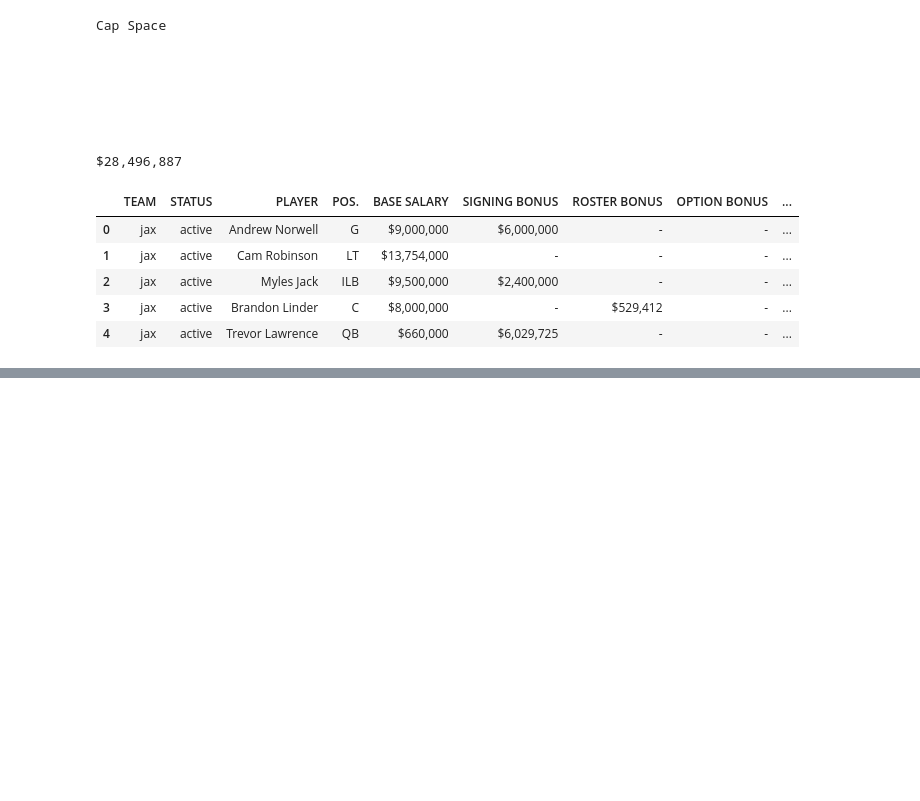
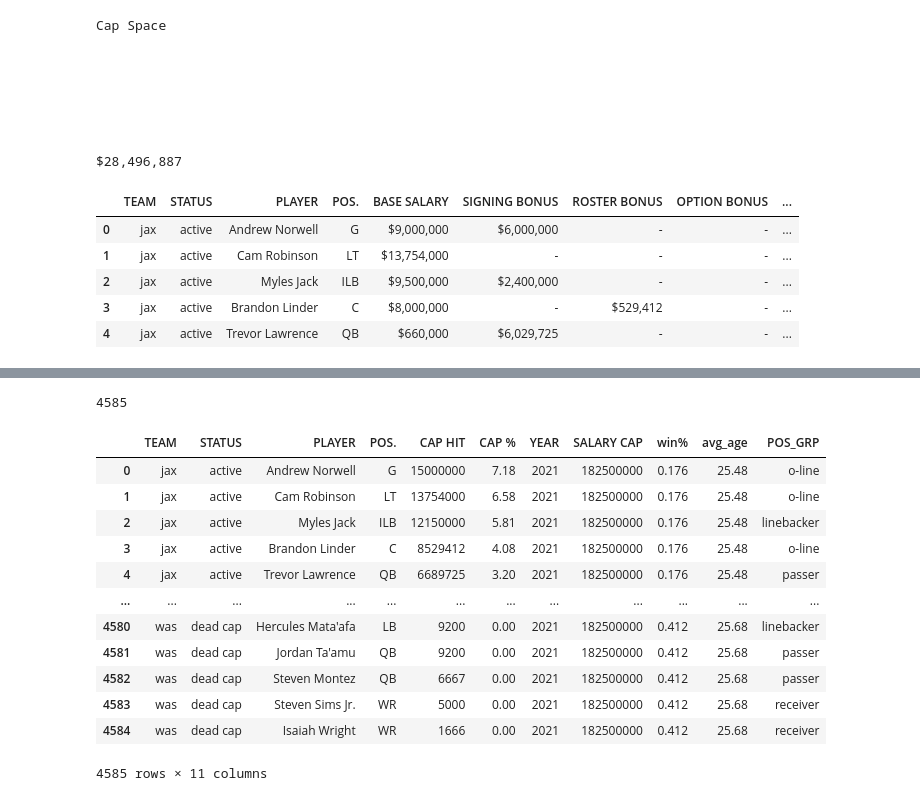
Before and after one commit to chris-helmerson/NFL_salarycap_optimization, a Jupyter notebook: Untitled.ipynb, the cells around one changed output, grey strips where cells are left out. Drawn from its saved outputs; the diff is of its cells as text; code cells hidden in the pictures; blank space fills up the shorter version.

```diff
--- a/Untitled.ipynb
+++ b/Untitled.ipynb
@@ -117,0 +760,64 @@ Name: PLAYER, Length: 3250, dtype: int64
+# %%
+# I will break down these 23 position groups in the following 8 categories for analysis
+
+# Create list to be merged with dataframe
+pos_grp_list = []
+
+#convert both title columns to lists for conversion later.
+pos_list = salaries_21_merged_cleaned['POS.'].tolist()
+
+# Create duplicate title list.
+for pos in pos_list:
+     if pos == 'WR':
+        pos_grp_list.append('receiver')
+     elif pos == 'CB':
+        pos_grp_list.append('d-back')
+     elif pos == 'DT':
+        pos_grp_list.append('d-line')
+     elif pos == 'DE':
+        pos_grp_list.append('d-line')
+     elif pos == 'RB':
+        pos_grp_list.append('runner')
+     elif pos == 'TE':
+        pos_grp_list.append('receiver')
+     elif pos == 'G':
+        pos_grp_list.append('o-line')
+     elif pos == 'S':
+        pos_grp_list.append('d-back')
+     elif pos == 'QB':
+        pos_grp_list.append('passer')
+     elif pos == 'OLB':
+        pos_grp_list.append('linebacker')
+     elif pos == 'LB':
+        pos_grp_list.append('linebacker')
+     elif pos == 'T':
+        pos_grp_list.append('o-line')
+     elif pos == 'ILB':
+        pos_grp_list.append('linebacker')
+     elif pos == 'C':
+        pos_grp_list.append('o-line')
+     elif pos == 'K':
+        pos_grp_list.append('kicking')
+     elif pos == 'RT':
+        pos_grp_list.append('o-line')
+     elif pos == 'LT':
+        pos_grp_list.append('o-line')
+     elif pos == 'P':
+        pos_grp_list.append('kicking')
+     elif pos == 'FS':
+        pos_grp_list.append('d-back')
+     elif pos == 'SS':
+        pos_grp_list.append('d-back')
+     elif pos == 'LS':
+        pos_grp_list.append('kicking')
+     elif pos == 'FB':
+        pos_grp_list.append('runner')
+     elif pos == 'OL':
+        pos_grp_list.append('o-line')
+     else:
+         continue
+
+# make sure list is 4585
+len(pos_grp_list)
+# %% [output]
+4585
@@ -117,0 +826,16 @@ Name: PLAYER, Length: 3250, dtype: int64
+# %%
+salaries_21_merged_cleaned
+# %% [output]
+|  | TEAM | STATUS | PLAYER | POS. | CAP HIT | CAP % | YEAR | SALARY CAP | win% | avg_age | POS_GRP |
+| 0 | jax | active | Andrew Norwell | G | 15000000 | 7.18 | 2021 | 182500000 | 0.176 | 25.48 | o-line |
+| 1 | jax | active | Cam Robinson | LT | 13754000 | 6.58 | 2021 | 182500000 | 0.176 | 25.48 | o-line |
+| 2 | jax | active | Myles Jack | ILB | 12150000 | 5.81 | 2021 | 182500000 | 0.176 | 25.48 | linebacker |
+| 3 | jax | active | Brandon Linder | C | 8529412 | 4.08 | 2021 | 182500000 | 0.176 | 25.48 | o-line |
+| 4 | jax | active | Trevor Lawrence | QB | 6689725 | 3.20 | 2021 | 182500000 | 0.176 | 25.48 | passer |
+| ... | ... | ... | ... | ... | ... | ... | ... | ... | ... | ... | ... |
+| 4580 | was | dead cap | Hercules Mata'afa | LB | 9200 | 0.00 | 2021 | 182500000 | 0.412 | 25.68 | linebacker |
+| 4581 | was | dead cap | Jordan Ta'amu | QB | 9200 | 0.00 | 2021 | 182500000 | 0.412 | 25.68 | passer |
+| 4582 | was | dead cap | Steven Montez | QB | 6667 | 0.00 | 2021 | 182500000 | 0.412 | 25.68 | passer |
+| 4583 | was | dead cap | Steven Sims Jr. | WR | 5000 | 0.00 | 2021 | 182500000 | 0.412 | 25.68 | receiver |
+| 4584 | was | dead cap | Isaiah Wright | WR | 1666 | 0.00 | 2021 | 182500000 | 0.412 | 25.68 | receiver |
+4585 rows × 11 columns
```
Also changed, not shown: parts of 56 cells of this notebook.
